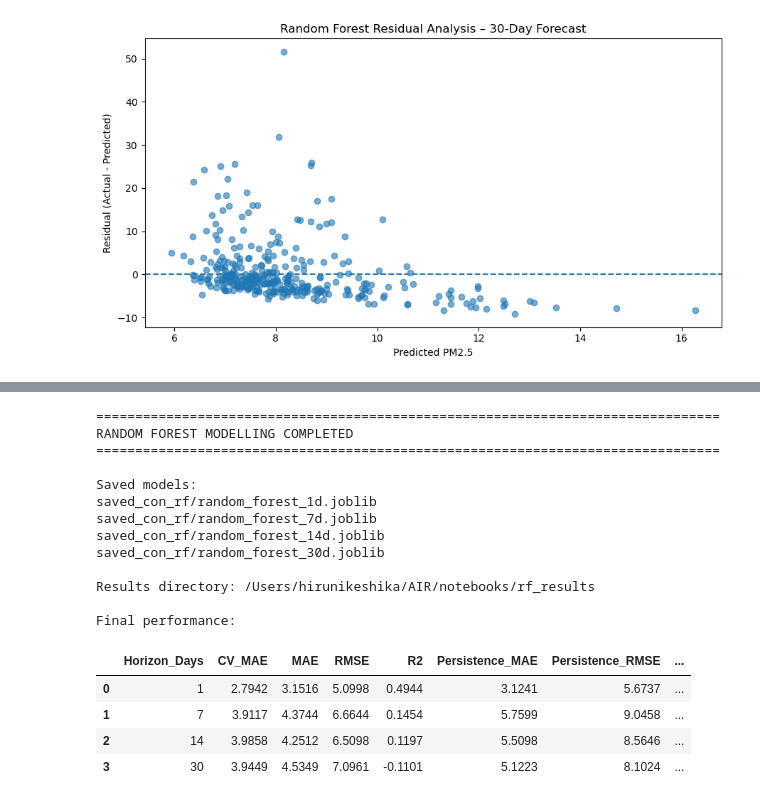
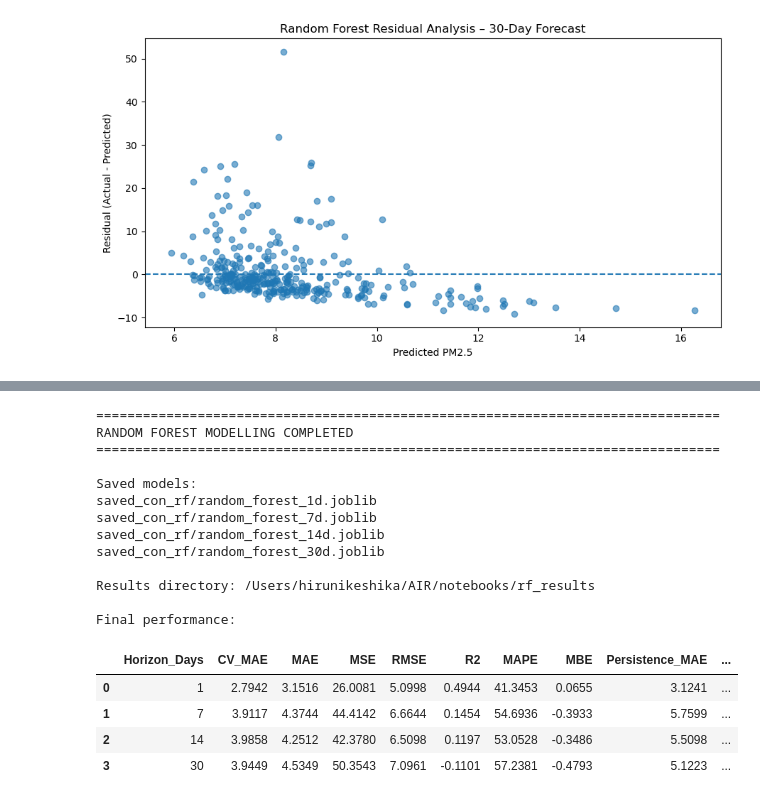
Before and after one commit to Masters-Paper-Forecasting/code, a Jupyter notebook: model_training/Random_Forest.ipynb, the cells around one changed output, grey strips where cells are left out. Cells and saved outputs as stored; diff of their text form; code cells hidden in the pictures.

```diff
--- a/model_training/Random Forest.ipynb
+++ b/model_training/Random_Forest.ipynb
@@ -1627,35 +1901,42 @@ print(
 display(
 
     results_df[
         [
             "Horizon_Days",
             "CV_MAE",
             "MAE",
+            "MSE",
             "RMSE",
             "R2",
+            "MAPE",
+            "MBE",
             "Persistence_MAE",
+            "Persistence_MSE",
             "Persistence_RMSE",
+            "Persistence_R2",
+            "Persistence_MAPE",
+            "Persistence_MBE",
             "MAE_Improvement_Percent",
             "RMSE_Improvement_Percent"
         ]
     ].round(4)
 )
 # %% [output]
 ================================================================================
 RANDOM FOREST MODELLING COMPLETED
 ================================================================================
 
 Saved models:
 saved_con_rf/random_forest_1d.joblib
 saved_con_rf/random_forest_7d.joblib
 saved_con_rf/random_forest_14d.joblib
 saved_con_rf/random_forest_30d.joblib
 
 Results directory: /Users/hirunikeshika/AIR/notebooks/rf_results
 
 Final performance:
-|  | Horizon_Days | CV_MAE | MAE | RMSE | R2 | Persistence_MAE | Persistence_RMSE | ... |
-| 0 | 1 | 2.7942 | 3.1516 | 5.0998 | 0.4944 | 3.1241 | 5.6737 | ... |
-| 1 | 7 | 3.9117 | 4.3744 | 6.6644 | 0.1454 | 5.7599 | 9.0458 | ... |
-| 2 | 14 | 3.9858 | 4.2512 | 6.5098 | 0.1197 | 5.5098 | 8.5646 | ... |
-| 3 | 30 | 3.9449 | 4.5349 | 7.0961 | -0.1101 | 5.1223 | 8.1024 | ... |
+|  | Horizon_Days | CV_MAE | MAE | MSE | RMSE | R2 | MAPE | MBE | Persistence_MAE | ... |
+| 0 | 1 | 2.7942 | 3.1516 | 26.0081 | 5.0998 | 0.4944 | 41.3453 | 0.0655 | 3.1241 | ... |
+| 1 | 7 | 3.9117 | 4.3744 | 44.4142 | 6.6644 | 0.1454 | 54.6936 | -0.3933 | 5.7599 | ... |
+| 2 | 14 | 3.9858 | 4.2512 | 42.3780 | 6.5098 | 0.1197 | 53.0528 | -0.3486 | 5.5098 | ... |
+| 3 | 30 | 3.9449 | 4.5349 | 50.3543 | 7.0961 | -0.1101 | 57.2381 | -0.4793 | 5.1223 | ... |
```
Also changed, not shown: parts of 17 cells of this notebook, 1 other file.
